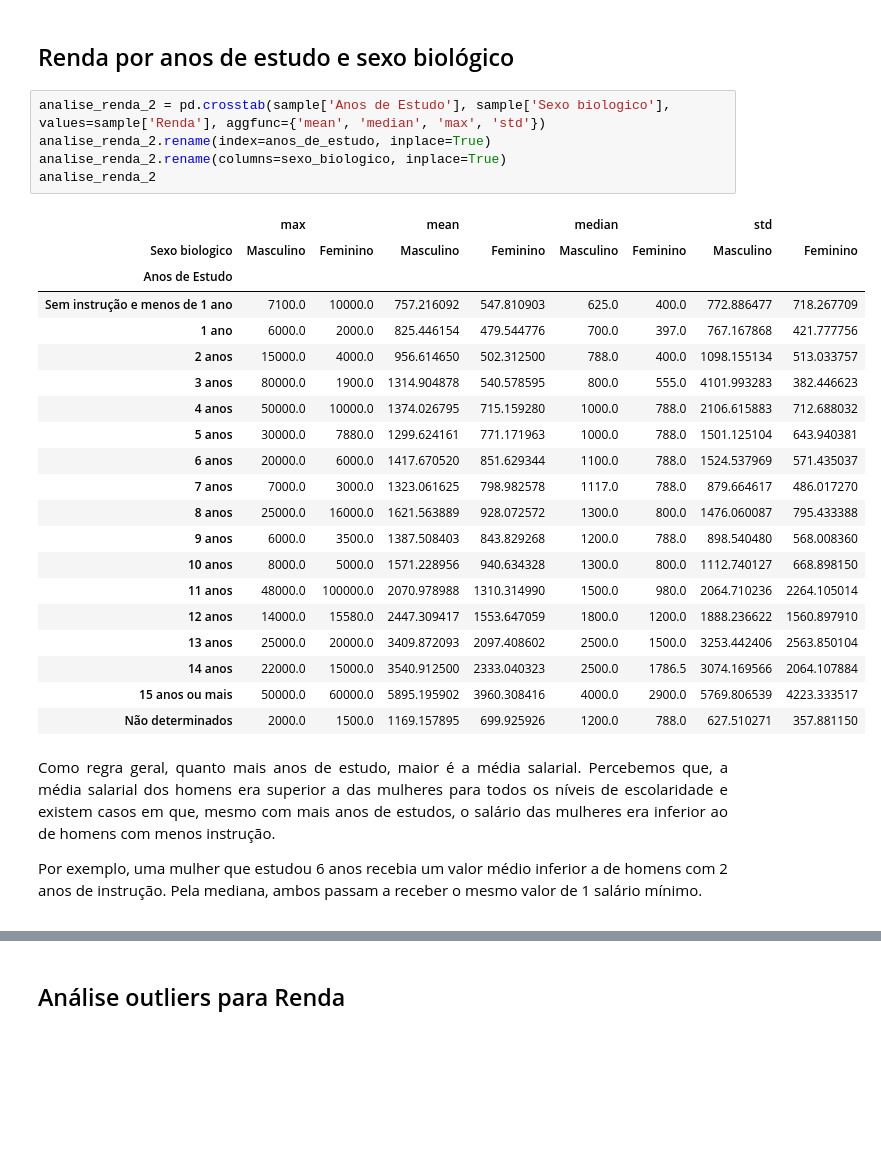
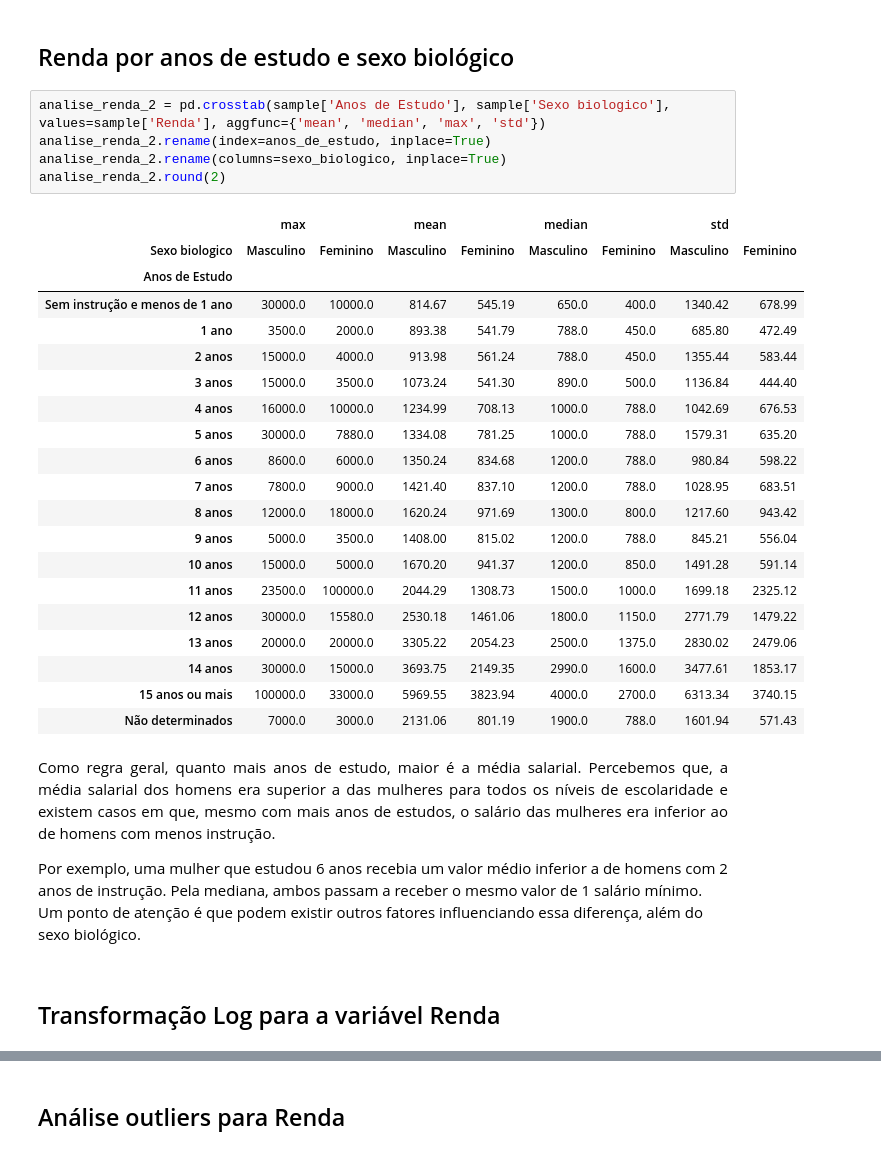
Before and after one commit to LilianeAquino/projeto_aplicado_estatistica, a Jupyter notebook: Análise_Descritiva.ipynb, the cells around one changed output, grey strips where cells are left out. Drawn from its saved outputs; the diff is of its cells as text; blank space fills up the shorter version.

```diff
--- a/Análise_Descritiva.ipynb
+++ b/Análise_Descritiva.ipynb
@@ -288,30 +288,32 @@ analise_renda
 # %%
 analise_renda_2 = pd.crosstab(sample['Anos de Estudo'], sample['Sexo biologico'], values=sample['Renda'], aggfunc={'mean', 'median', 'max', 'std'})
 analise_renda_2.rename(index=anos_de_estudo, inplace=True)
 analise_renda_2.rename(columns=sexo_biologico, inplace=True)
-analise_renda_2
+analise_renda_2.round(2)
 # %% [output]
 |  | max |  | mean |  | median |  | std |  |
 | Sexo biologico | Masculino | Feminino | Masculino | Feminino | Masculino | Feminino | Masculino | Feminino |
 | Anos de Estudo |  |  |  |  |  |  |  |  |
-| Sem instrução e menos de 1 ano | 7100.0 | 10000.0 | 757.216092 | 547.810903 | 625.0 | 400.0 | 772.886477 | 718.267709 |
-| 1 ano | 6000.0 | 2000.0 | 825.446154 | 479.544776 | 700.0 | 397.0 | 767.167868 | 421.777756 |
-| 2 anos | 15000.0 | 4000.0 | 956.614650 | 502.312500 | 788.0 | 400.0 | 1098.155134 | 513.033757 |
-| 3 anos | 80000.0 | 1900.0 | 1314.904878 | 540.578595 | 800.0 | 555.0 | 4101.993283 | 382.446623 |
-| 4 anos | 50000.0 | 10000.0 | 1374.026795 | 715.159280 | 1000.0 | 788.0 | 2106.615883 | 712.688032 |
-| 5 anos | 30000.0 | 7880.0 | 1299.624161 | 771.171963 | 1000.0 | 788.0 | 1501.125104 | 643.940381 |
-| 6 anos | 20000.0 | 6000.0 | 1417.670520 | 851.629344 | 1100.0 | 788.0 | 1524.537969 | 571.435037 |
-| 7 anos | 7000.0 | 3000.0 | 1323.061625 | 798.982578 | 1117.0 | 788.0 | 879.664617 | 486.017270 |
-| 8 anos | 25000.0 | 16000.0 | 1621.563889 | 928.072572 | 1300.0 | 800.0 | 1476.060087 | 795.433388 |
-| 9 anos | 6000.0 | 3500.0 | 1387.508403 | 843.829268 | 1200.0 | 788.0 | 898.540480 | 568.008360 |
-| 10 anos | 8000.0 | 5000.0 | 1571.228956 | 940.634328 | 1300.0 | 800.0 | 1112.740127 | 668.898150 |
-| 11 anos | 48000.0 | 100000.0 | 2070.978988 | 1310.314990 | 1500.0 | 980.0 | 2064.710236 | 2264.105014 |
-| 12 anos | 14000.0 | 15580.0 | 2447.309417 | 1553.647059 | 1800.0 | 1200.0 | 1888.236622 | 1560.897910 |
-| 13 anos | 25000.0 | 20000.0 | 3409.872093 | 2097.408602 | 2500.0 | 1500.0 | 3253.442406 | 2563.850104 |
-| 14 anos | 22000.0 | 15000.0 | 3540.912500 | 2333.040323 | 2500.0 | 1786.5 | 3074.169566 | 2064.107884 |
-| 15 anos ou mais | 50000.0 | 60000.0 | 5895.195902 | 3960.308416 | 4000.0 | 2900.0 | 5769.806539 | 4223.333517 |
-| Não determinados | 2000.0 | 1500.0 | 1169.157895 | 699.925926 | 1200.0 | 788.0 | 627.510271 | 357.881150 |
+| Sem instrução e menos de 1 ano | 30000.0 | 10000.0 | 814.67 | 545.19 | 650.0 | 400.0 | 1340.42 | 678.99 |
+| 1 ano | 3500.0 | 2000.0 | 893.38 | 541.79 | 788.0 | 450.0 | 685.80 | 472.49 |
+| 2 anos | 15000.0 | 4000.0 | 913.98 | 561.24 | 788.0 | 450.0 | 1355.44 | 583.44 |
+| 3 anos | 15000.0 | 3500.0 | 1073.24 | 541.30 | 890.0 | 500.0 | 1136.84 | 444.40 |
+| 4 anos | 16000.0 | 10000.0 | 1234.99 | 708.13 | 1000.0 | 788.0 | 1042.69 | 676.53 |
+| 5 anos | 30000.0 | 7880.0 | 1334.08 | 781.25 | 1000.0 | 788.0 | 1579.31 | 635.20 |
+| 6 anos | 8600.0 | 6000.0 | 1350.24 | 834.68 | 1200.0 | 788.0 | 980.84 | 598.22 |
+| 7 anos | 7800.0 | 9000.0 | 1421.40 | 837.10 | 1200.0 | 788.0 | 1028.95 | 683.51 |
+| 8 anos | 12000.0 | 18000.0 | 1620.24 | 971.69 | 1300.0 | 800.0 | 1217.60 | 943.42 |
+| 9 anos | 5000.0 | 3500.0 | 1408.00 | 815.02 | 1200.0 | 788.0 | 845.21 | 556.04 |
+| 10 anos | 15000.0 | 5000.0 | 1670.20 | 941.37 | 1200.0 | 850.0 | 1491.28 | 591.14 |
+| 11 anos | 23500.0 | 100000.0 | 2044.29 | 1308.73 | 1500.0 | 1000.0 | 1699.18 | 2325.12 |
+| 12 anos | 30000.0 | 15580.0 | 2530.18 | 1461.06 | 1800.0 | 1150.0 | 2771.79 | 1479.22 |
+| 13 anos | 20000.0 | 20000.0 | 3305.22 | 2054.23 | 2500.0 | 1375.0 | 2830.02 | 2479.06 |
+| 14 anos | 30000.0 | 15000.0 | 3693.75 | 2149.35 | 2990.0 | 1600.0 | 3477.61 | 1853.17 |
+| 15 anos ou mais | 100000.0 | 33000.0 | 5969.55 | 3823.94 | 4000.0 | 2700.0 | 6313.34 | 3740.15 |
+| Não determinados | 7000.0 | 3000.0 | 2131.06 | 801.19 | 1900.0 | 788.0 | 1601.94 | 571.43 |
 # %% [markdown]
 <p style='text-align: justify;'><font size=2.85>Como regra geral, quanto mais anos de estudo, maior é a média salarial. Percebemos que, a média salarial dos homens era superior a das mulheres para todos os níveis de escolaridade e existem casos em que, mesmo com mais anos de estudos, o salário das mulheres era inferior ao de homens com menos instrução.</font></p> <p style='text-align: justify;'>
 
-<font size=2.85>Por exemplo, uma mulher que estudou 6 anos recebia um valor médio inferior a de homens com 2 anos de instrução. Pela mediana, ambos passam a receber o mesmo valor de 1 salário mínimo.</font></p>
+<font size=2.85>Por exemplo, uma mulher que estudou 6 anos recebia um valor médio inferior a de homens com 2 anos de instrução. Pela mediana, ambos passam a receber o mesmo valor de 1 salário mínimo. Um ponto de atenção é que podem existir outros fatores influenciando essa diferença, além do sexo biológico.</font></p>
+# %% [markdown]
+## Transformação Log para a variável Renda
```
Also changed, not shown: parts of 36 cells of this notebook, 12 other files.
